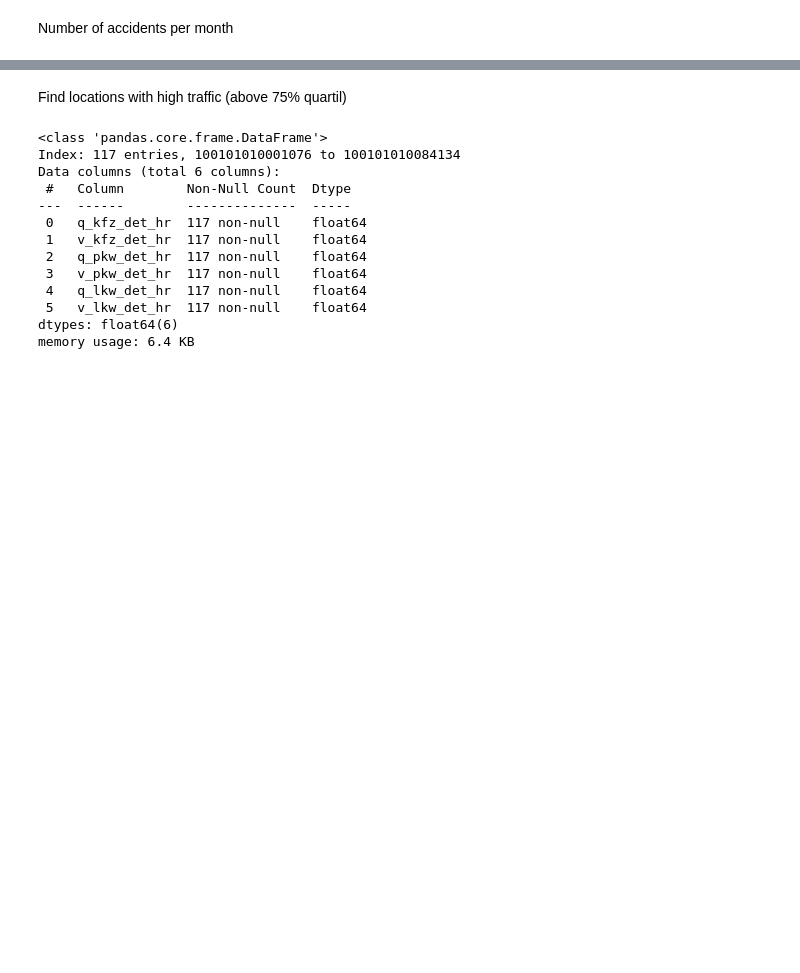
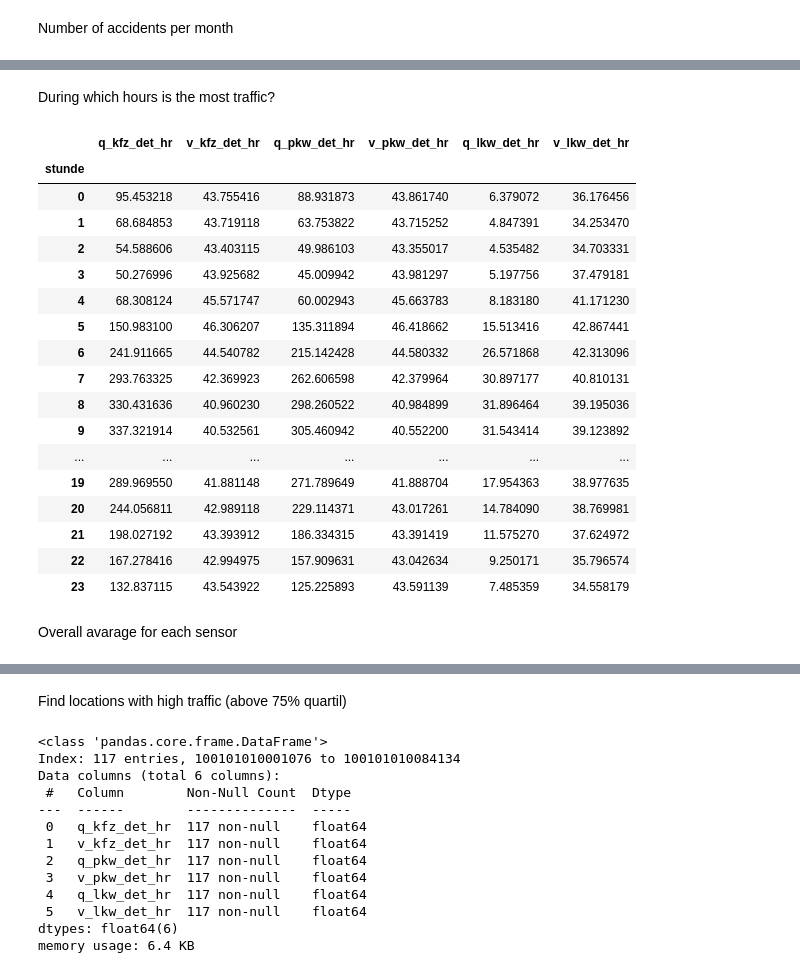
Before and after one commit to helenakohl/2023-amse-template, a Jupyter notebook: exploration.ipynb, the cells around one changed output, grey strips where cells are left out. Drawn from its saved outputs; the diff is of its cells as text; code cells hidden in the pictures; blank space fills up the shorter version.

```diff
--- a/exploration.ipynb
+++ b/exploration.ipynb
@@ -194,0 +145,2 @@ df2_sensors.describe()
+# %%
+traffic = pd.read_sql_table('traffic_month', 'sqlite:///traffic.sqlite')
@@ -194,0 +196,7 @@ df2_sensors.describe()
+# %%
+speed = ['v_kfz_det_hr', 'v_pkw_det_hr', 'v_lkw_det_hr']
+
+for column in speed:
+    traffic = traffic[traffic[column] >= 0]
+
+traffic
@@ -194,0 +255,26 @@ df2_sensors.describe()
+# %% [markdown]
+During which hours is the most traffic?
+# %%
+traffic_hours = traffic.groupby("stunde")[["q_kfz_det_hr","v_kfz_det_hr","q_pkw_det_hr","v_pkw_det_hr","q_lkw_det_hr","v_lkw_det_hr"]].mean()
+traffic_hours
+# %% [output]
+|  | q_kfz_det_hr | v_kfz_det_hr | q_pkw_det_hr | v_pkw_det_hr | q_lkw_det_hr | v_lkw_det_hr |
+| stunde |  |  |  |  |  |  |
+| 0 | 95.453218 | 43.755416 | 88.931873 | 43.861740 | 6.379072 | 36.176456 |
+| 1 | 68.684853 | 43.719118 | 63.753822 | 43.715252 | 4.847391 | 34.253470 |
+| 2 | 54.588606 | 43.403115 | 49.986103 | 43.355017 | 4.535482 | 34.703331 |
+| 3 | 50.276996 | 43.925682 | 45.009942 | 43.981297 | 5.197756 | 37.479181 |
+| 4 | 68.308124 | 45.571747 | 60.002943 | 45.663783 | 8.183180 | 41.171230 |
+| 5 | 150.983100 | 46.306207 | 135.311894 | 46.418662 | 15.513416 | 42.867441 |
+| 6 | 241.911665 | 44.540782 | 215.142428 | 44.580332 | 26.571868 | 42.313096 |
+| 7 | 293.763325 | 42.369923 | 262.606598 | 42.379964 | 30.897177 | 40.810131 |
+| 8 | 330.431636 | 40.960230 | 298.260522 | 40.984899 | 31.896464 | 39.195036 |
+| 9 | 337.321914 | 40.532561 | 305.460942 | 40.552200 | 31.543414 | 39.123892 |
+| ... | ... | ... | ... | ... | ... | ... |
+| 19 | 289.969550 | 41.881148 | 271.789649 | 41.888704 | 17.954363 | 38.977635 |
+| 20 | 244.056811 | 42.989118 | 229.114371 | 43.017261 | 14.784090 | 38.769981 |
+| 21 | 198.027192 | 43.393912 | 186.334315 | 43.391419 | 11.575270 | 37.624972 |
+| 22 | 167.278416 | 42.994975 | 157.909631 | 43.042634 | 9.250171 | 35.796574 |
+| 23 | 132.837115 | 43.543922 | 125.225893 | 43.591139 | 7.485359 | 34.558179 |
+# %% [markdown]
+Overall avarage for each sensor
```
Also changed, not shown: parts of 45 cells of this notebook, 1 other file.
